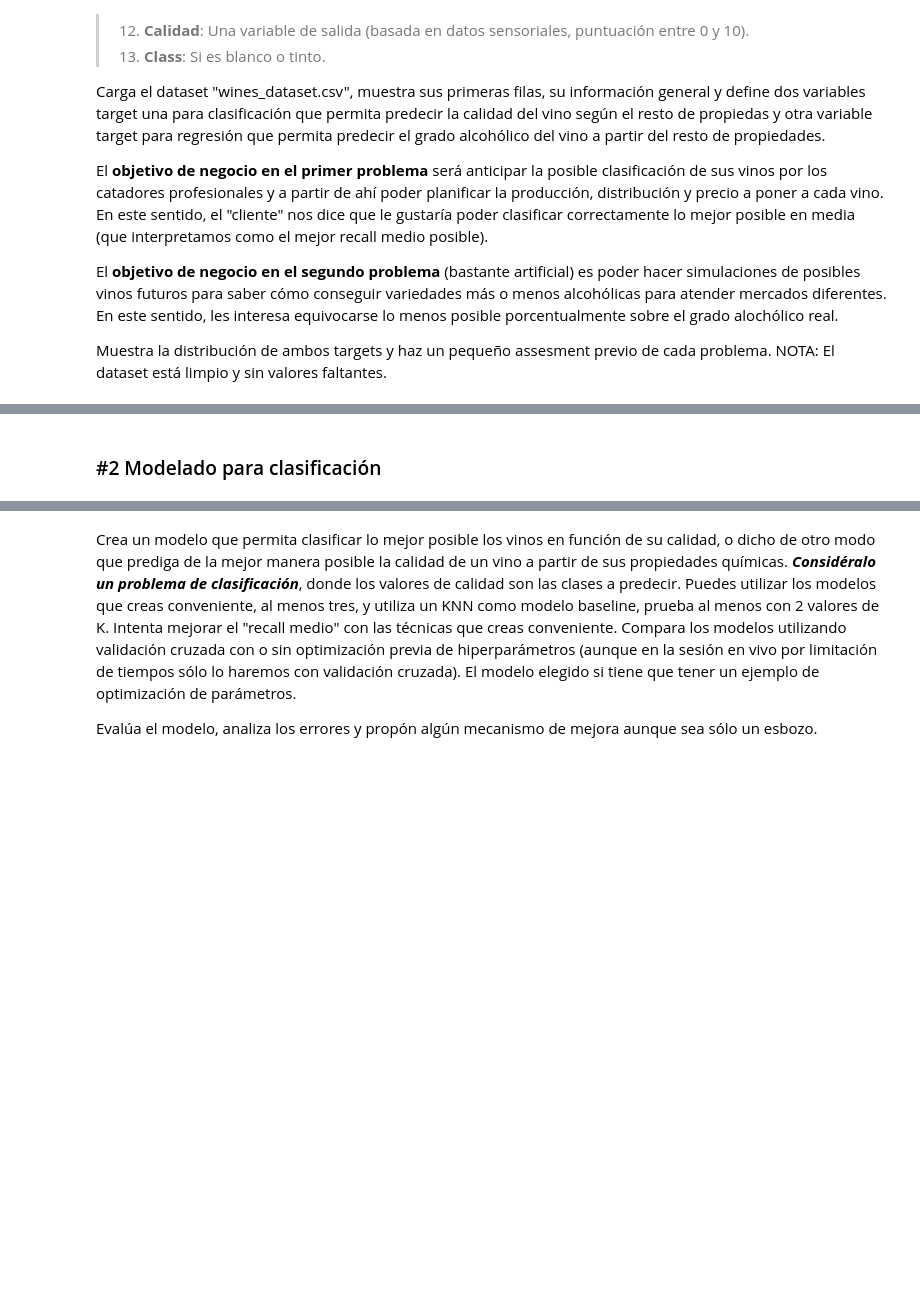
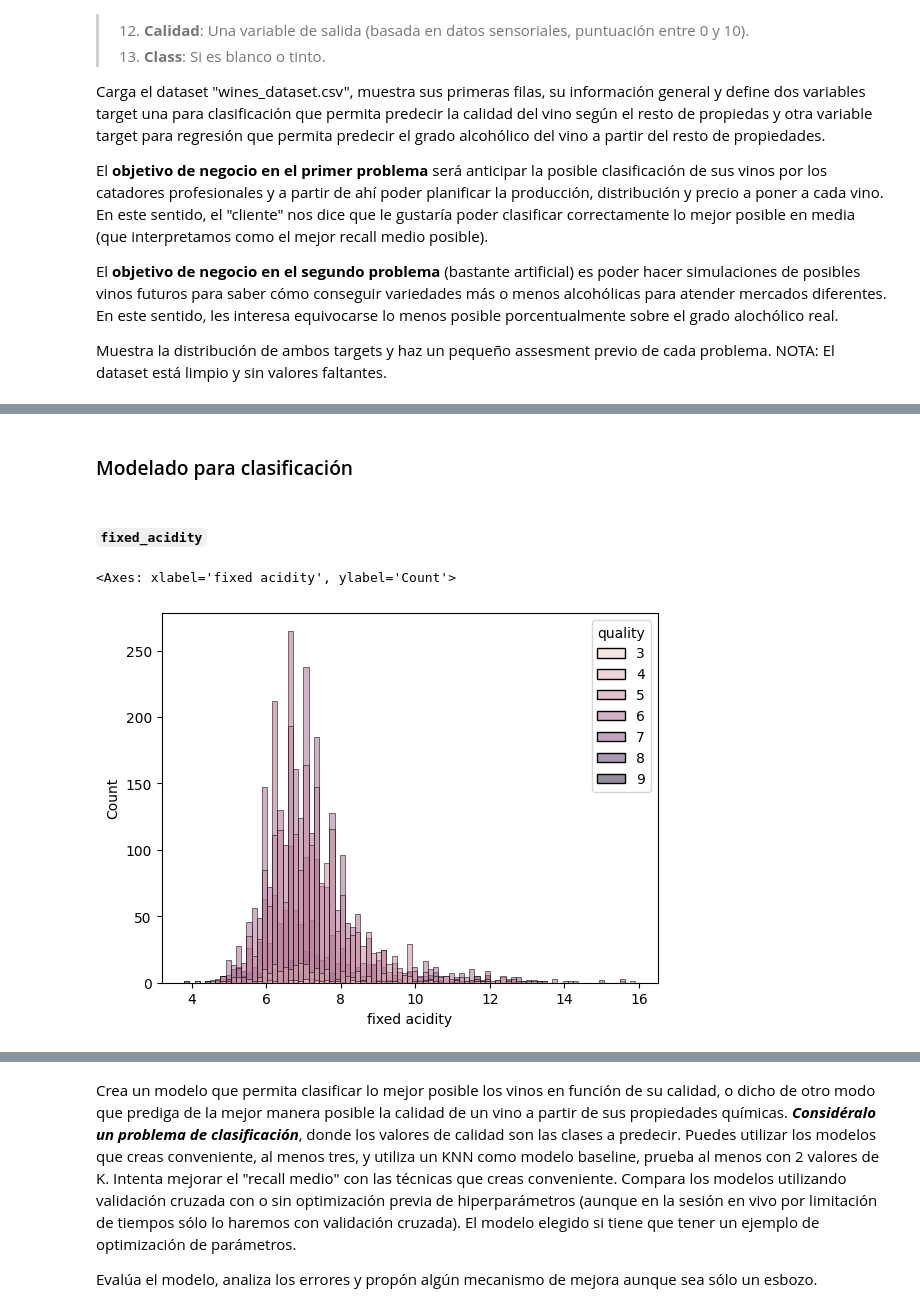
Before and after one commit to aaerror/ONLINE_DS_THEBRIDGE_AAC, a Jupyter notebook: sprint_12/repaso/repaso_supervisados.ipynb, the cells around one changed output, grey strips where cells are left out. Saved outputs shown, nothing was run; the diff lists cells and outputs as text; code cells hidden in the pictures; blank space fills up the shorter version.

```diff
--- a/sprint_12/repaso/repaso_supervisados.ipynb
+++ b/sprint_12/repaso/repaso_supervisados.ipynb
@@ -18,6 +29,9 @@ import seaborn as sns
 # %%
+path = "/content/drive/MyDrive/Colab Notebooks/The Bridge/sprint_12/"
+#path = "./data"
+
 df_wines = pd.read_csv(
-	filepath_or_buffer="./data/wines_dataset.csv",
+	filepath_or_buffer=f"{path}/data/wines_dataset.csv",
 	sep="|"
 )
 df_wines.head()
@@ -60,2 +175,14 @@ Muestra la distribución de ambos targets y haz un pequeño assesment previo de
 # %% [markdown]
-### #2 Modelado para clasificación
+### Modelado para clasificación
+# %% [markdown]
+#### `fixed_acidity`
+# %%
+data = df_wines[["fixed acidity", "quality"]]
+sns.histplot(
+    x="fixed acidity",
+    hue="quality",
+    data=data
+)
+# %% [output]
+<Axes: xlabel='fixed acidity', ylabel='Count'>
+[figure, added]
```
Also changed, not shown: parts of 9 cells of this notebook.
